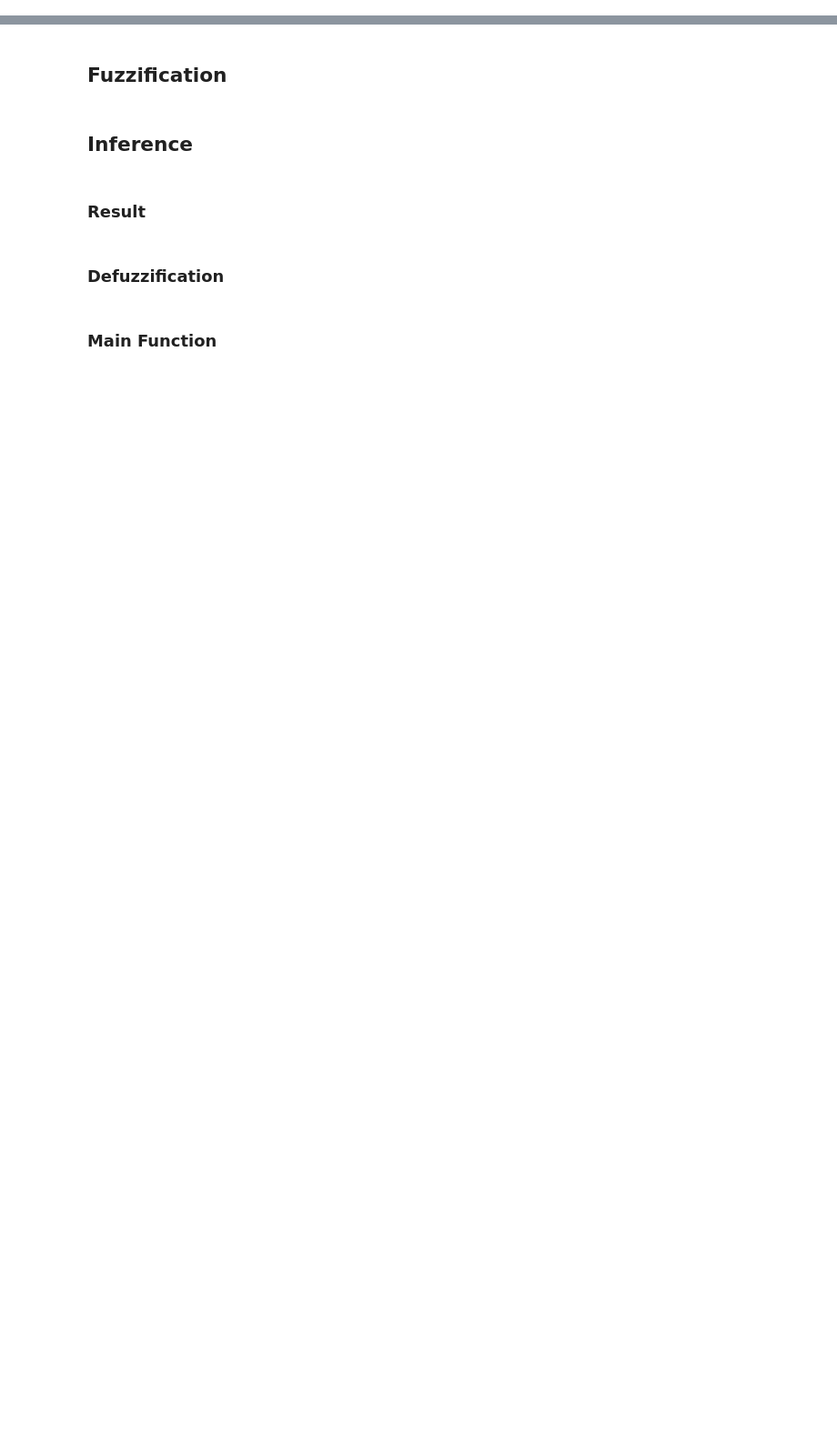
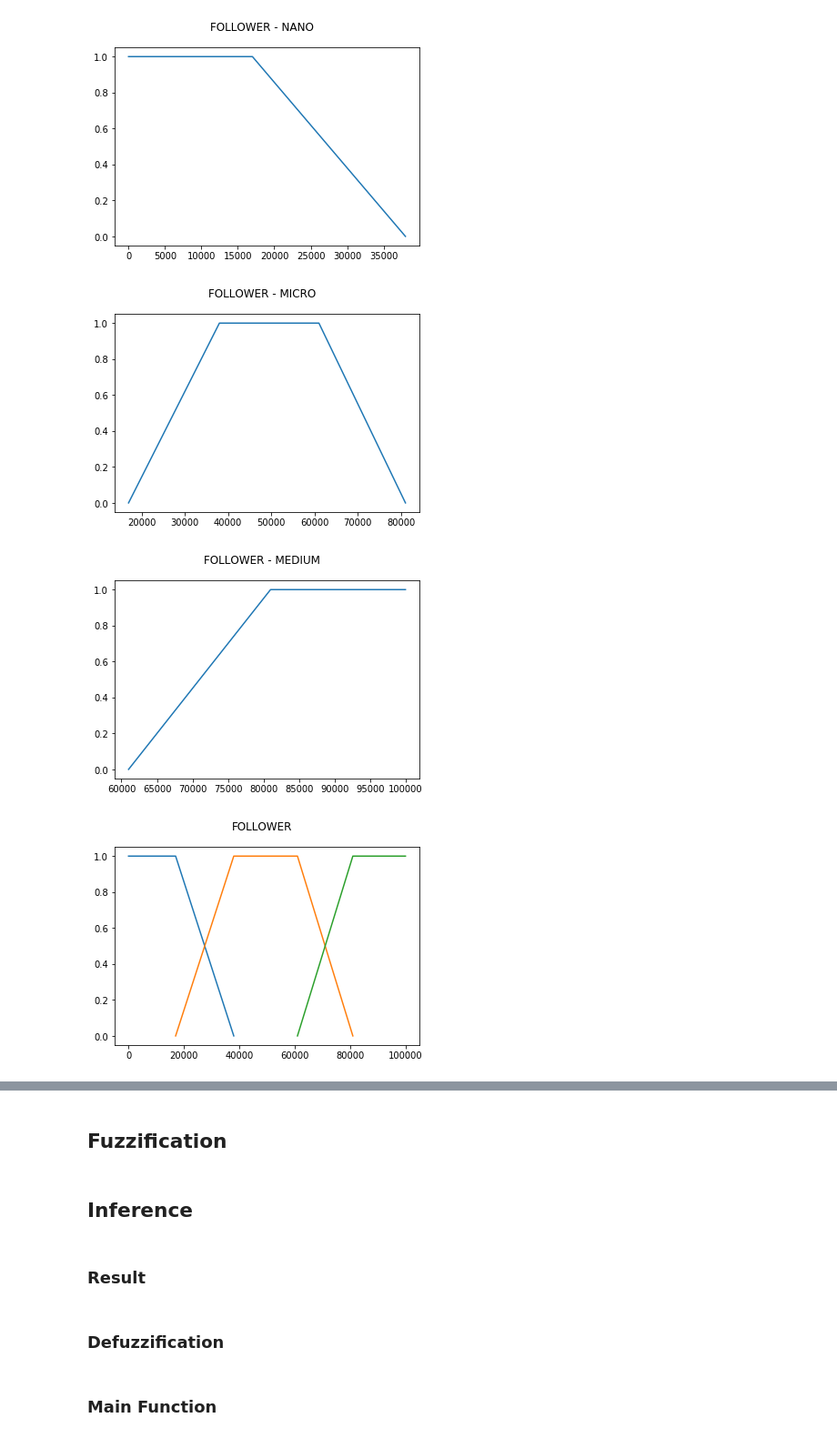
Before and after one commit to evanezcent/Fuzzing, a Jupyter notebook: Fuzzy.ipynb, the cells around one changed output, grey strips where cells are left out. Shown at 91% size. Cells and saved outputs as stored; diff of their text form; code cells hidden in the pictures; blank space fills up the shorter version.

```diff
--- a/Fuzzy.ipynb
+++ b/Fuzzy.ipynb
@@ -8 +9,4 @@ class Datafuzzy():
         self.decission = decission
+# %%
+markFollower = [0, 17000, 38000, 61000, 81000, 100000]
+markEngagement = [0, 0.6, 2.3, 5.2, 7.9, 10]
@@ -8,0 +15,25 @@ class Datafuzzy():
+# %%
+# THE FOLLOWERS'S VALUE AND NAME
+
+plt.plot(markFollower[:3], [1, 1, 0])
+plt.suptitle("FOLLOWER - NANO")
+plt.show()
+
+plt.plot(markFollower[1:5], [0, 1, 1,0])
+plt.suptitle("FOLLOWER - MICRO")
+plt.show()
+
+plt.plot(markFollower[3:], [0, 1, 1])
+plt.suptitle("FOLLOWER - MEDIUM")
+plt.show()
+
+plt.plot(markFollower[:3], [1, 1, 0], label="NANO")
+plt.plot(markFollower[1:5], [0, 1, 1,0], label="MICRO")
+plt.plot(markFollower[3:], [0, 1, 1], label="MEDIUM")
+plt.suptitle("FOLLOWER")
+plt.show()
+# %% [output]
+[figure, added]
+[figure, added]
+[figure, added]
+[figure, added]
```
Also changed, not shown: parts of 16 cells of this notebook, 5 other files.
